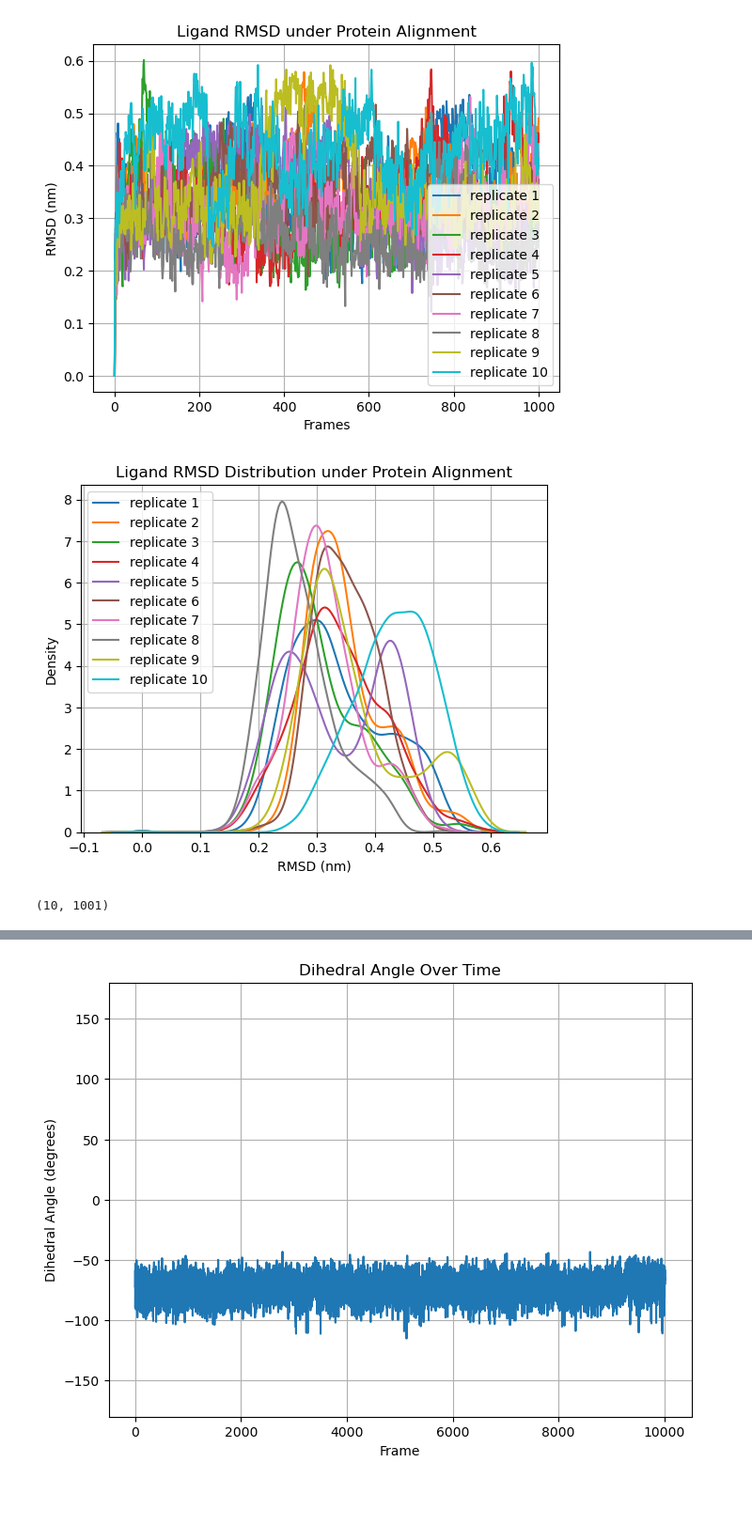
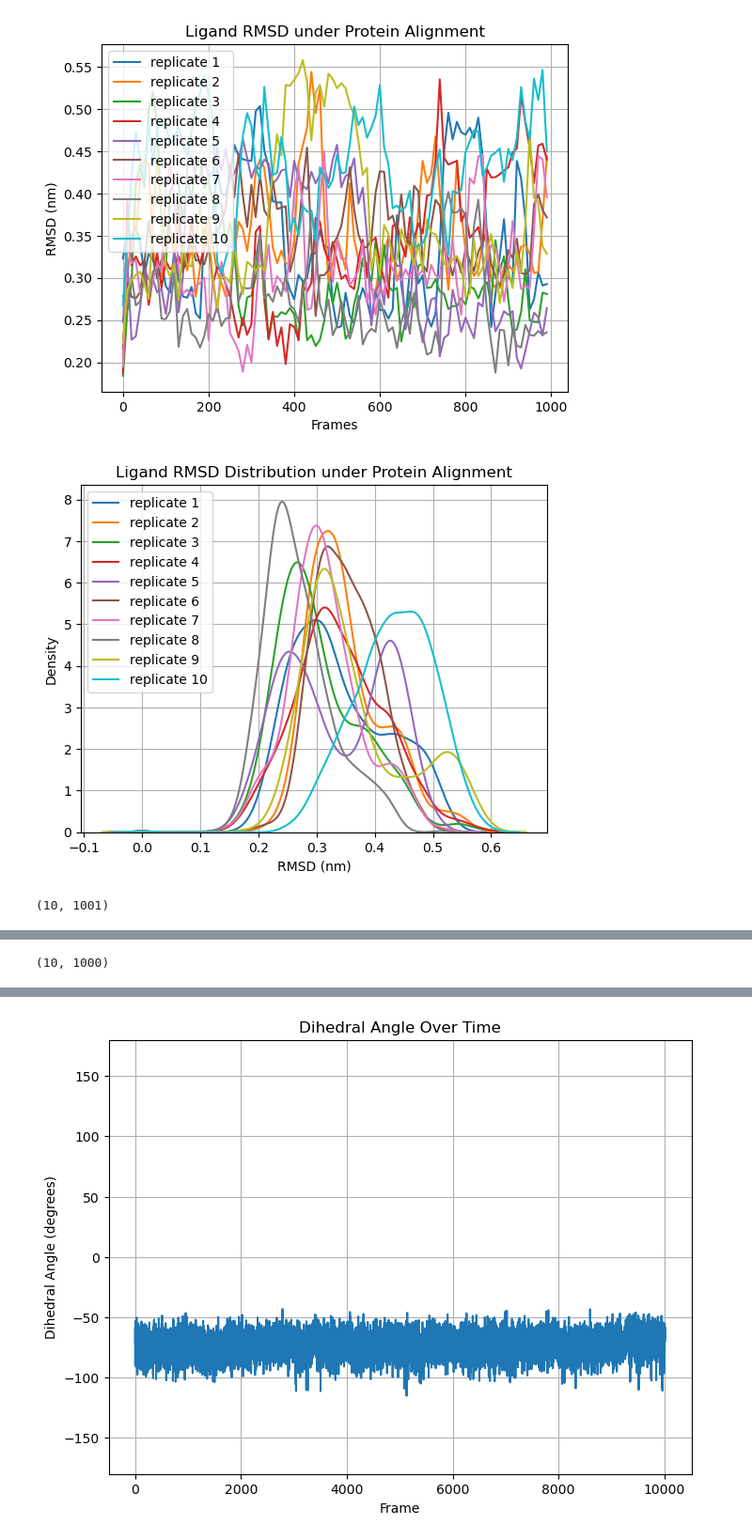
Before and after one commit to HaoLan-compchem/blog_03_12_2025, a Jupyter notebook: binary_complex/classic_binary_trj_analysis.ipynb, the cells around one changed output, grey strips where cells are left out. Shown at 94% size. Drawn from its saved outputs; the diff is of its cells as text; code cells hidden in the pictures; blank space fills up the shorter version.

```diff
--- a/binary_complex/classic_binary_trj_analysis.ipynb
+++ b/binary_complex/classic_binary_trj_analysis.ipynb
@@ -64,35 +70,40 @@ def plot_rmsd_fluctuations_multiple(traj_files, top_file, plot_type, window):
         frames = np.arange(0, traj.n_frames)
         protein_atoms = traj.topology.select('protein and name CA')
         ligand_atoms = traj.topology.select('resname UNK')
         traj.superpose(traj, frame=0, atom_indices=protein_atoms)
         result = traj.xyz[:, ligand_atoms, :] - traj.xyz[0, ligand_atoms, :]
         ligand_rmsd = np.sqrt((result ** 2).sum(axis=-1).mean(axis=-1))
         n_windows = len(ligand_rmsd) // window
         avg_rmsd = np.array([ligand_rmsd[i*window:(i+1)*window].mean() for i in range(n_windows)])
         avg_frames = np.arange(n_windows) * window
         rmsd_arrays.append(avg_rmsd)
         labels.append(f'replicate {i+1}')
         if plot_type == 'line':
             plt.plot(avg_frames, avg_rmsd, label=labels[-1])
             plt.xlabel('Frames')
             plt.ylabel('RMSD (nm)')
             plt.title(f'Ligand RMSD under Protein Alignment')
         elif plot_type == 'hist':
             sns.kdeplot(avg_rmsd, label=labels[-1])
             plt.xlabel('RMSD (nm)')
             plt.title('Ligand RMSD Distribution under Protein Alignment')
     plt.grid(True)
     plt.legend()
     plt.show()
     plt.close()
     return rmsd_arrays
 
 gmx_files = [f'gromacs/replicate_{i}/md.xtc' for i in range(1, 11)]
 gmx_top_file = 'gromacs/min.gro'
-gmx_rmsd_arrays = plot_rmsd_fluctuations_multiple(gmx_files, gmx_top_file, 'line', window=1)
+gmx_rmsd_arrays = plot_rmsd_fluctuations_multiple(gmx_files, gmx_top_file, 'line', window=10)
 gmx_rmsd_arrays = plot_rmsd_fluctuations_multiple(gmx_files, gmx_top_file, 'hist', window=1)
-np.shape(gmx_rmsd_arrays)
+print(np.shape(gmx_rmsd_arrays))
+omm_files = [f'openmm/NPT/trajectory_{i}.dcd' for i in range(1, 11)]
+omm_top_file = 'openmm/complex_in_solvent.pdb'
+omm_rmsd_arrays = plot_rmsd_fluctuations_multiple(omm_files, omm_top_file, 'line', window=50)
+omm_rmsd_arrays = plot_rmsd_fluctuations_multiple(omm_files, omm_top_file, 'hist', window=5)
+print(np.shape(omm_rmsd_arrays))
 # %% [output]
-[figure, old version]
+[figure, new version]
 [figure]
 (10, 1001)
@@ -99 +112,2 @@ np.shape(gmx_rmsd_arrays)
+(10, 1000)
 # %%
```
Also changed, not shown: parts of 4 cells of this notebook, 1 other file.
